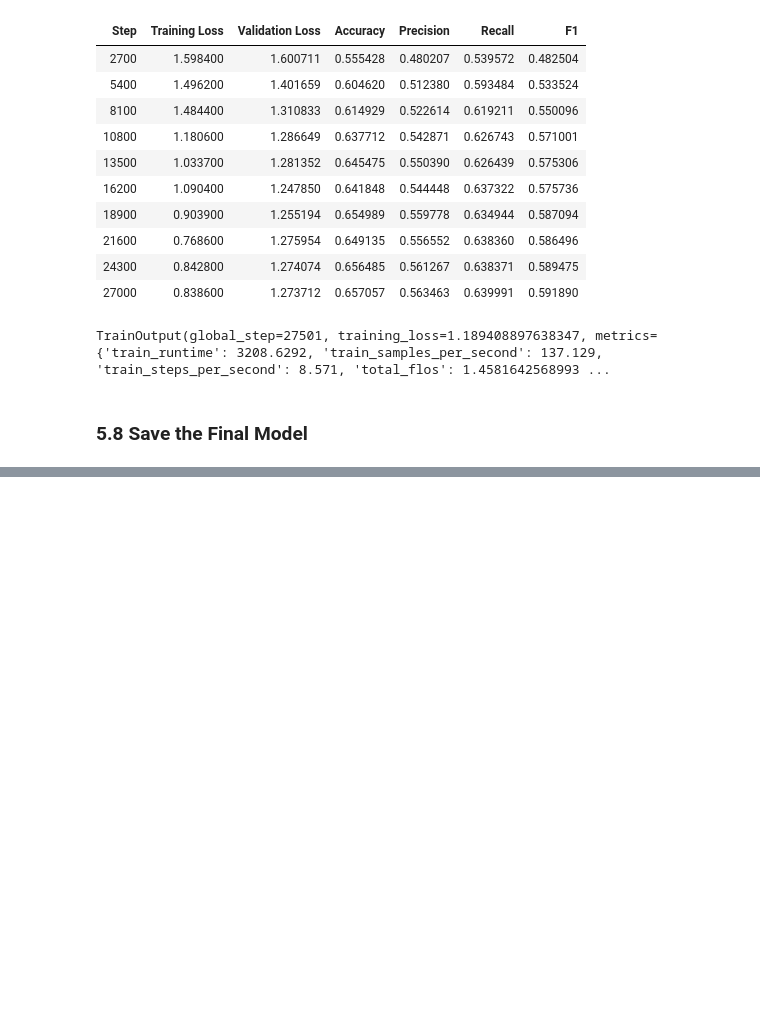
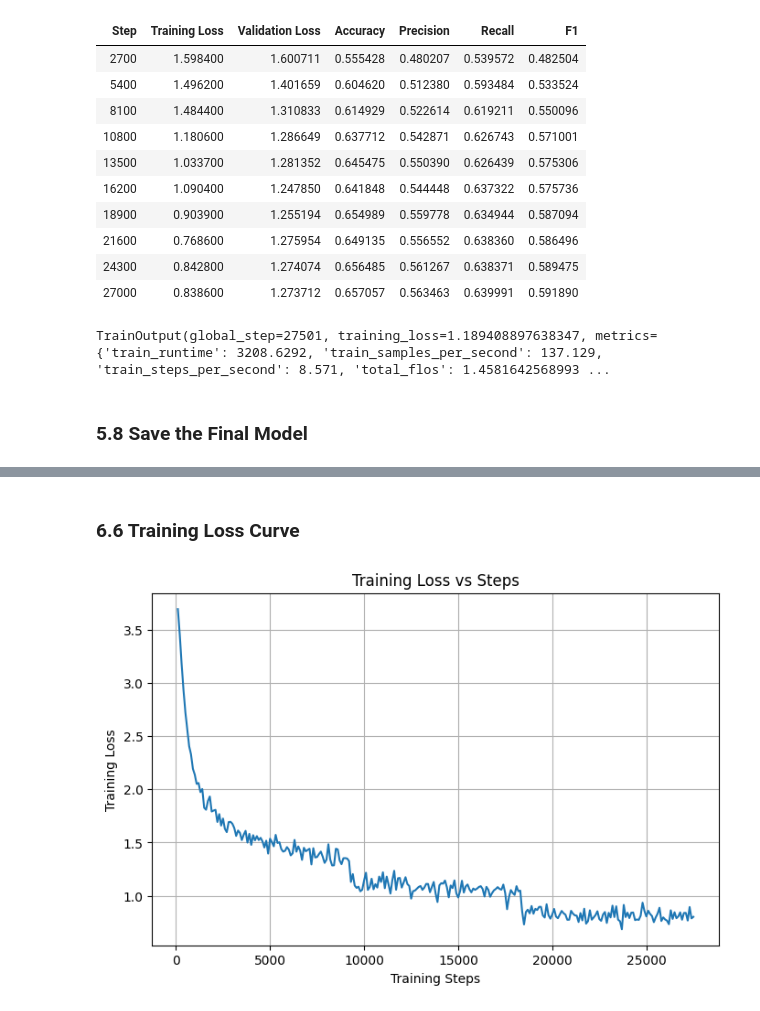
Before and after one commit to zubair-ui/News-Cateory-Classification-using-Transformers, a Jupyter notebook: news-category-classification.ipynb, the cells around one changed output, grey strips where cells are left out. Cells and saved outputs as stored; diff of their text form; code cells hidden in the pictures; blank space fills up the shorter version.

```diff
--- a/news-category-classification.ipynb
+++ b/news-category-classification.ipynb
@@ -425,0 +534,19 @@ trainer.save_model("./final_model")
+# %% [markdown]
+### 6.6 Training Loss Curve
+# %%
+train_logs = [log for log in logs if "loss" in log and "eval_loss" not in log]
+
+train_steps = [log["step"] for log in train_logs]
+train_losses = [log["loss"] for log in train_logs]
+
+plt.figure(figsize=(8, 5))
+plt.plot(train_steps, train_losses)
+plt.xlabel("Training Steps")
+plt.ylabel("Training Loss")
+plt.title("Training Loss vs Steps")
+plt.grid(True)
+
+plt.savefig("./figures/train_loss_vs_steps.png", dpi=300)
+plt.show()
+# %% [output]
+[figure, added]
```
Also changed, not shown: parts of 11 cells of this notebook.
